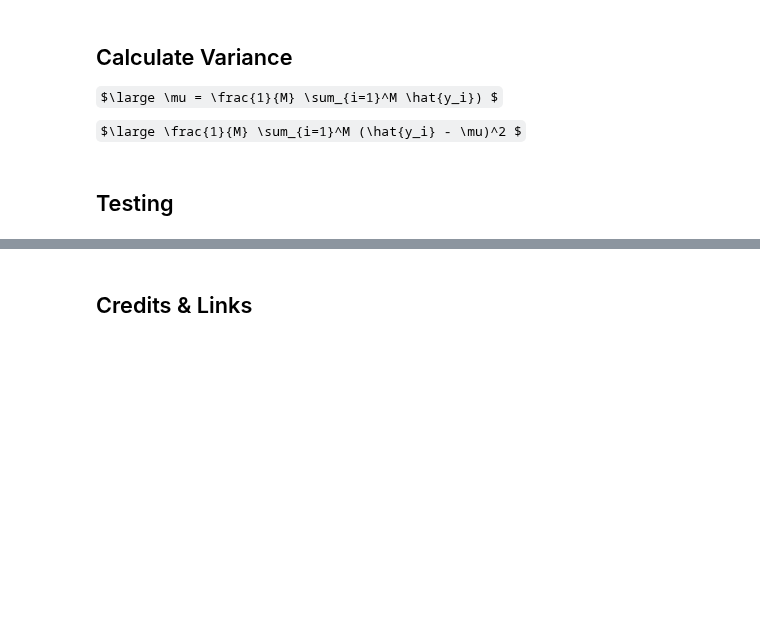
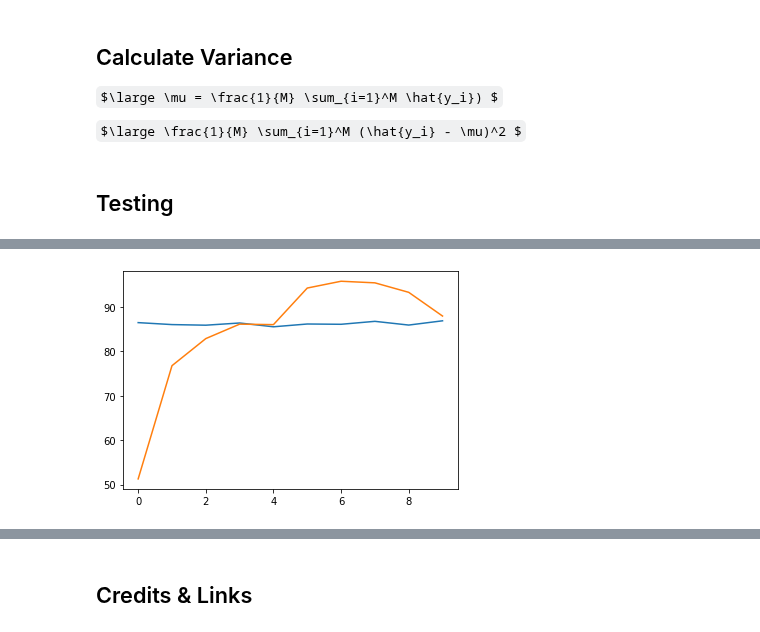
Before and after one commit to miltonluaces/ds_topics, a Jupyter notebook: 05_bias_and_variance/bias_variance_noise.ipynb, the cells around one changed output, grey strips where cells are left out. Cells and saved outputs as stored; diff of their text form; code cells hidden in the pictures; some formulas as TeX source; blank space fills up the shorter version.

```diff
--- a/05_bias_and_variance/bias_variance_noise.ipynb
+++ b/05_bias_and_variance/bias_variance_noise.ipynb
@@ -116,0 +129,6 @@ DT       101.1   84.6    16.5
+# %%
+plt.plot(LM['Bias'])
+plt.plot(DT['Bias'])
+plt.show();
+# %% [output]
+[figure, added]
```
Also changed, not shown: parts of 6 cells of this notebook, 19 other files.
